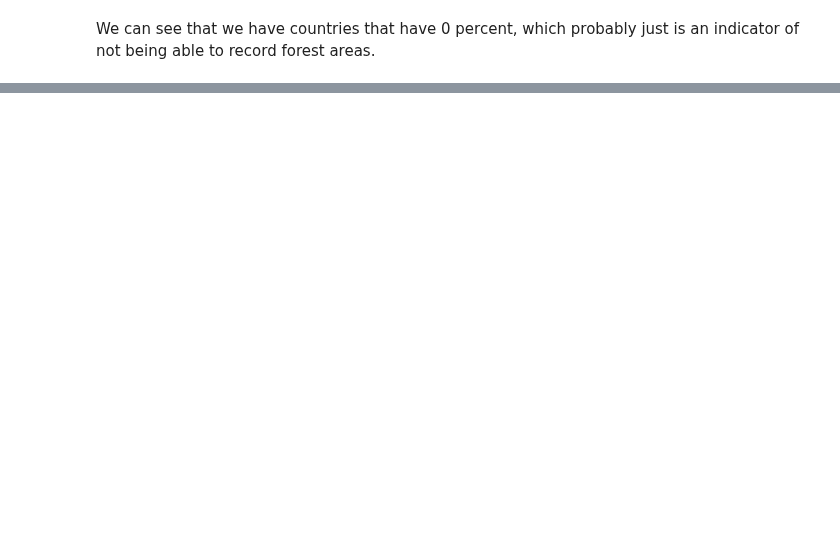
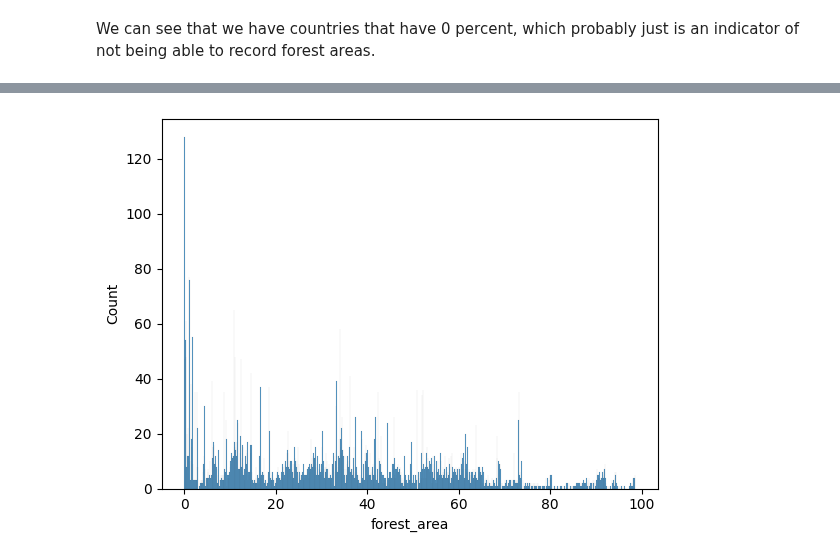
Before and after one commit to marcbarc19/DataScienceExam, a Jupyter notebook: forest-modelling.ipynb, the cells around one changed output, grey strips where cells are left out. Saved outputs shown, nothing was run; the diff lists cells and outputs as text; code cells hidden in the pictures; blank space fills up the shorter version.

```diff
--- a/forest-modelling.ipynb
+++ b/forest-modelling.ipynb
@@ -225,0 +253,7 @@ We also do see a lot of names that are not countries. So we filter those out as
+# %%
+#Removing zero count columns from data
+#df_try = df_iso.drop(['Country Code'] == zero_countries)
+
+forest = melted_df[~melted_df['Country Code'].isin(zero_countries)]
+
+print(forest.groupby('Country Code')['forest_area'].sum())
@@ -225,0 +274,5 @@ We also do see a lot of names that are not countries. So we filter those out as
+# %%
+sns.histplot(data=forest, x='forest_area', binwidth=0.1)
+plt.show()
+# %% [output]
+[figure, added]
```
Also changed, not shown: parts of 11 cells of this notebook.
